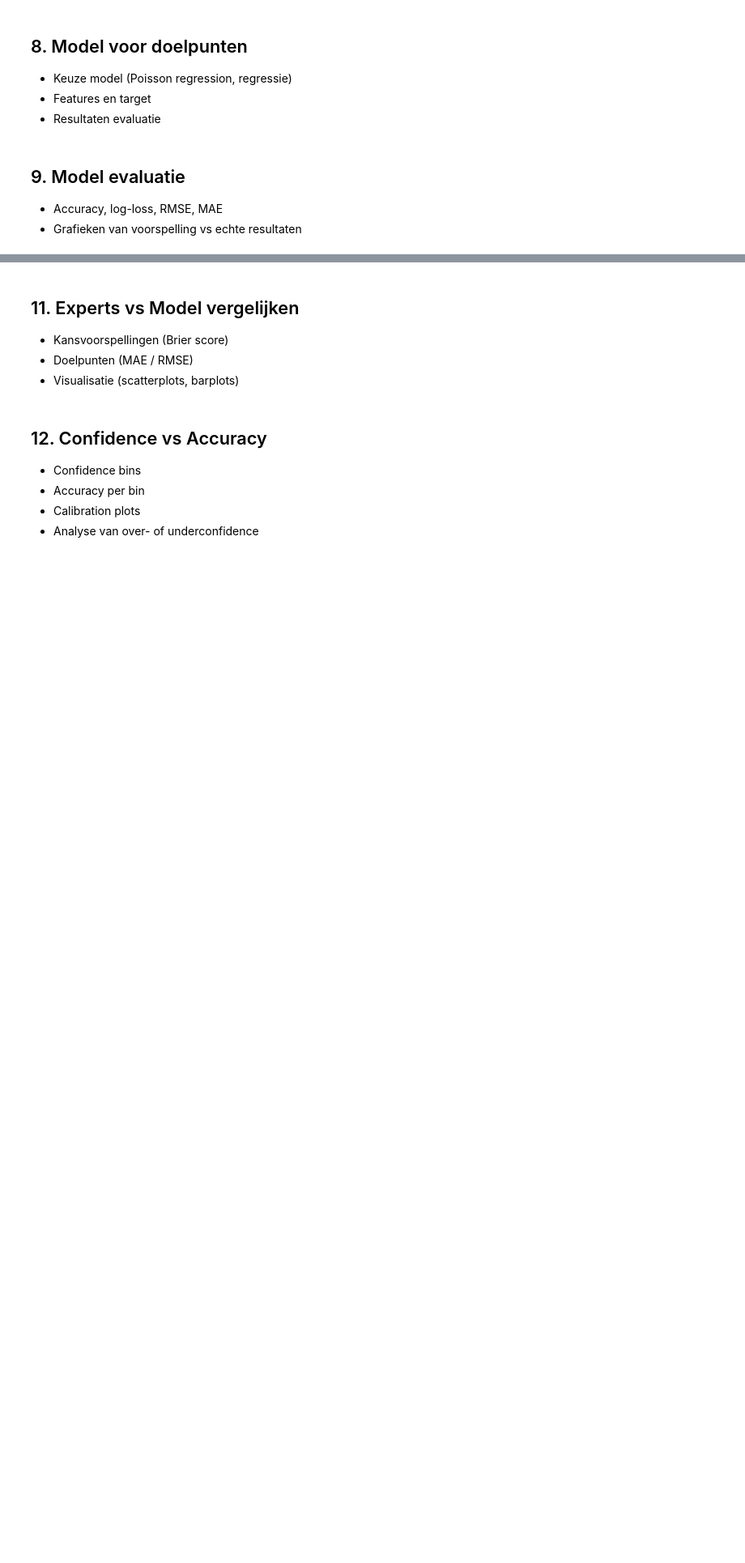
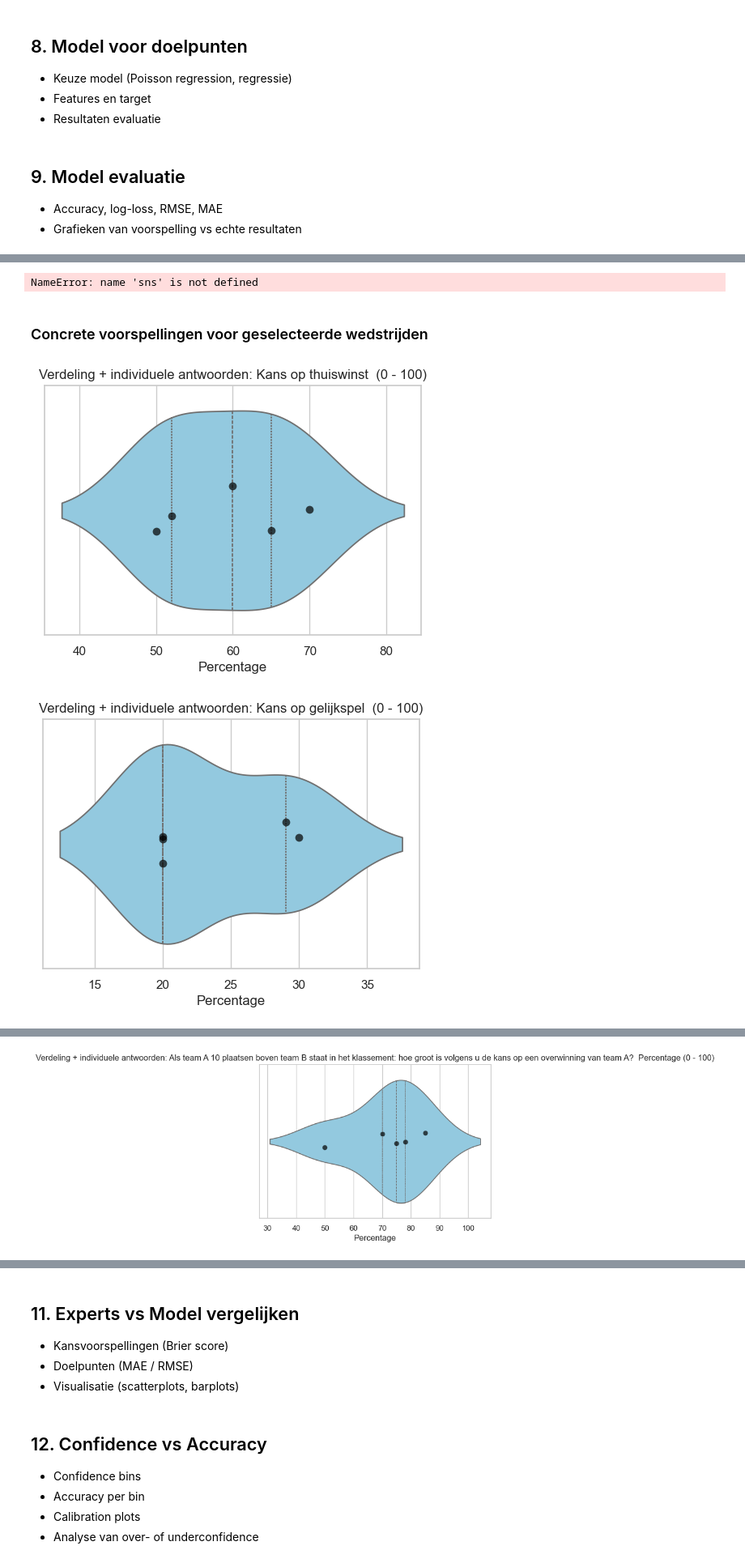
Before and after one commit to Torbendes/Bachelorproef, a Jupyter notebook: code/analyse/jpl_analyse.ipynb, the cells around one changed output, grey strips where cells are left out. Shown at 81% size. Drawn from its saved outputs; the diff is of its cells as text; code cells hidden in the pictures; blank space fills up the shorter version.

Commit message:
overzicht enquete

```diff
--- a/code/analyse/jpl_analyse.ipynb
+++ b/code/analyse/jpl_analyse.ipynb
@@ -912,0 +917,6 @@ Aantal kolommen: 49
+# %%
+enquete_df.info()
+
+enquete_df = enquete_df.drop(['Tijdstempel'], axis=1)
+
+enquete_df.head()
@@ -912,0 +950,32 @@ Aantal kolommen: 49
+# %%
+sns.set(style="whitegrid")
+plt.rcParams['figure.figsize'] = (10,6)
+
+for col in scale_1_5:
+    if col in enquete_df.columns:
+        plt.figure()
+        sns.countplot(data=enquete_df, x=col, palette="viridis")
+        plt.title(f"Verdeling antwoorden: {col}")
+        plt.xlabel("Score (1-5)")
+        plt.ylabel("Aantal respondenten")
+        plt.xticks([0,1,2,3,4], [1,2,3,4,5])
+        plt.show()
+# %% [output]
+NameError: name 'sns' is not defined
+# %% [markdown]
+### Concrete voorspellingen voor geselecteerde wedstrijden
+# %%
+for col in scale_0_100:
+    if col in enquete_df.columns:
+        # Clip de waarden tussen 0 en 100
+        data = enquete_df[col].clip(0, 100)
+
+        plt.figure(figsize=(6,4))
+        sns.violinplot(x=data, inner="quartile", color="skyblue")
+        sns.stripplot(x=data, color='black', jitter=True, size=7, alpha=0.7)
+        plt.title(f"Verdeling + individuele antwoorden: {col}")
+        plt.xlabel("Percentage")
+        plt.show()
+# %% [output]
+[figure, added]
+[figure, added]
@@ -912,0 +983 @@ Aantal kolommen: 49
+[figure, added]
```
Also changed, not shown: parts of 32 cells of this notebook.
